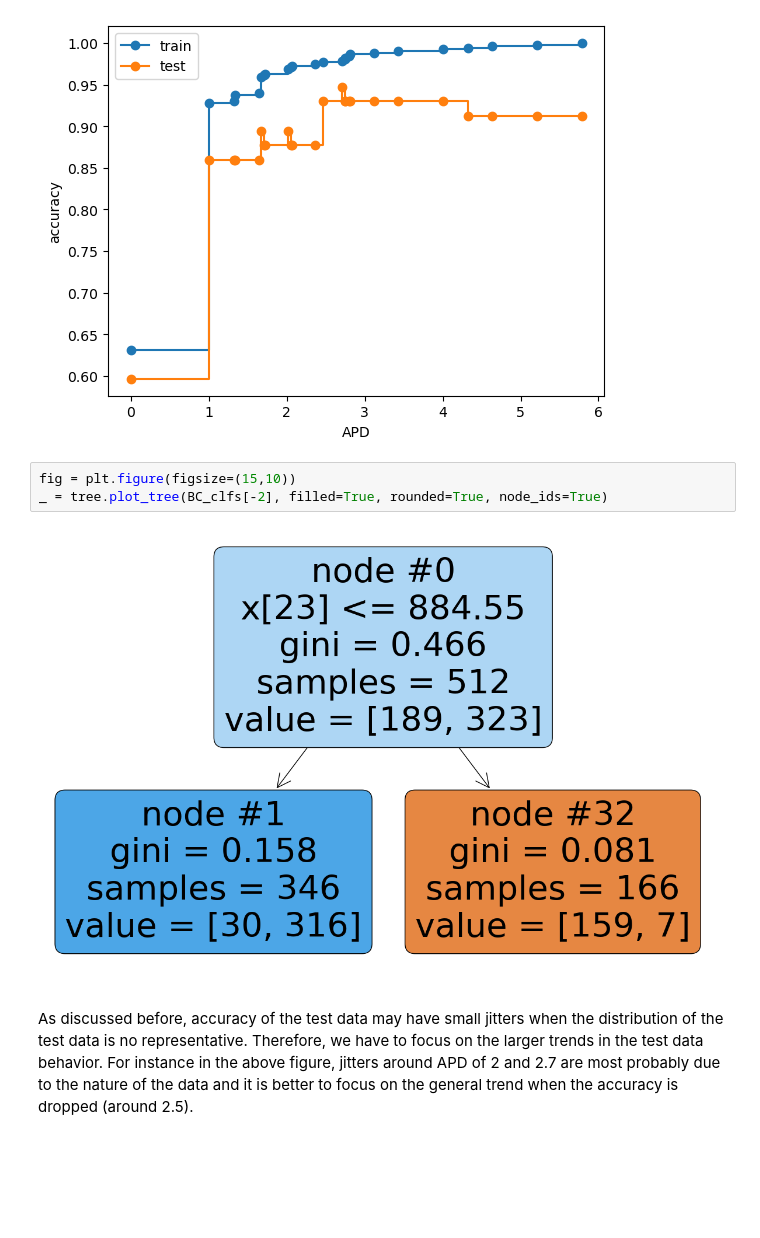
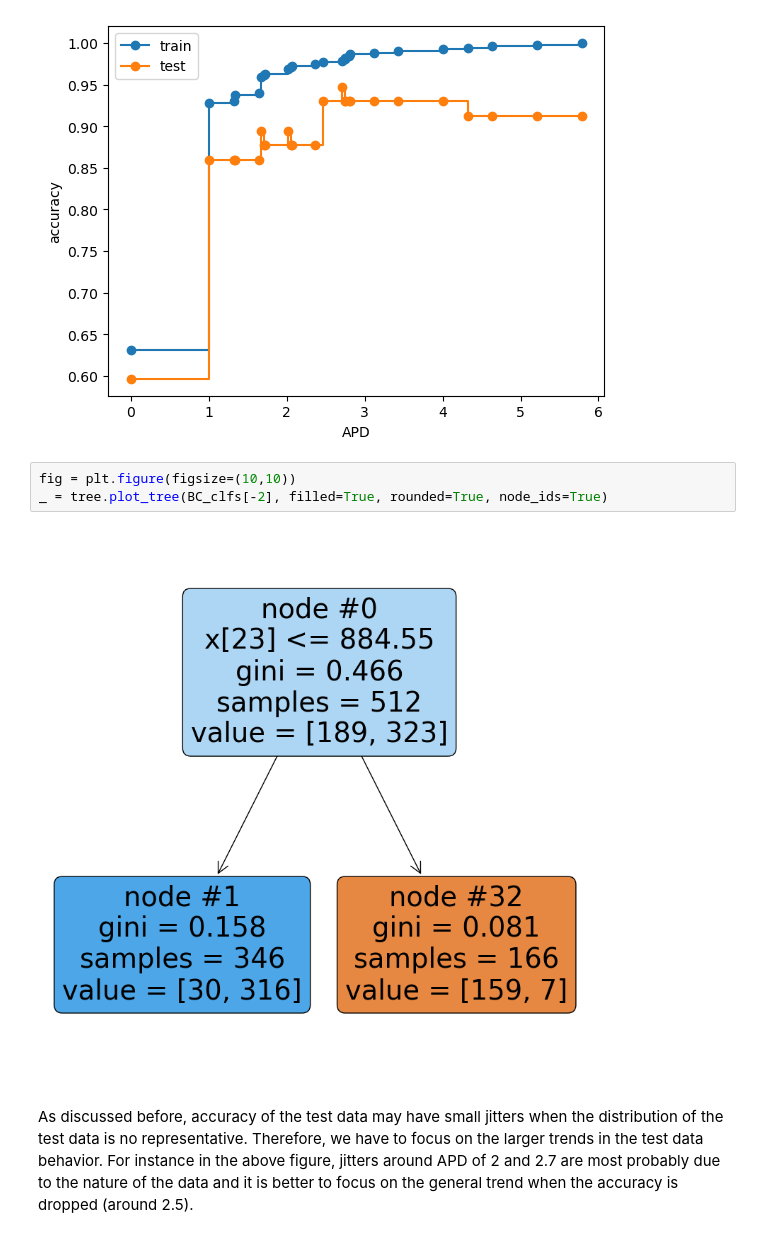
Before and after one commit to masoudinejad/dt_pruning, a Jupyter notebook: orap.ipynb, the cells around one changed output. Drawn from its saved outputs; the diff is of its cells as text; blank space fills up the shorter version.

```diff
--- a/orap.ipynb
+++ b/orap.ipynb
@@ -335,9 +358,9 @@ _=ax.legend()
 # %% [output]
 [figure]
 # %%
-fig = plt.figure(figsize=(15,10))
+fig = plt.figure(figsize=(10,10))
 _ = tree.plot_tree(BC_clfs[-2], filled=True, rounded=True, node_ids=True)
 # %% [output]
-[figure, old version]
+[figure, new version]
 # %% [markdown]
 As discussed before, accuracy of the test data may have small jitters when the distribution of the test data is no representative. Therefore, we have to focus on the larger trends in the test data behavior. For instance in the above figure, jitters around APD of 2 and 2.7 are most probably due to the nature of the data and it is better to focus on the general trend when the accuracy is dropped (around 2.5).
```
Also changed, not shown: parts of 10 cells of this notebook, 1 other file.
